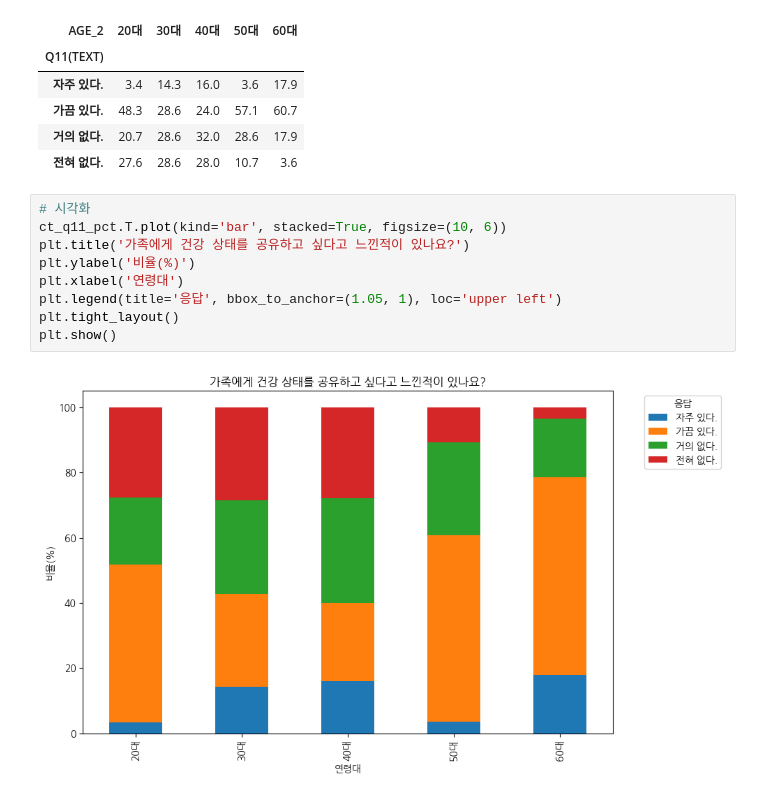
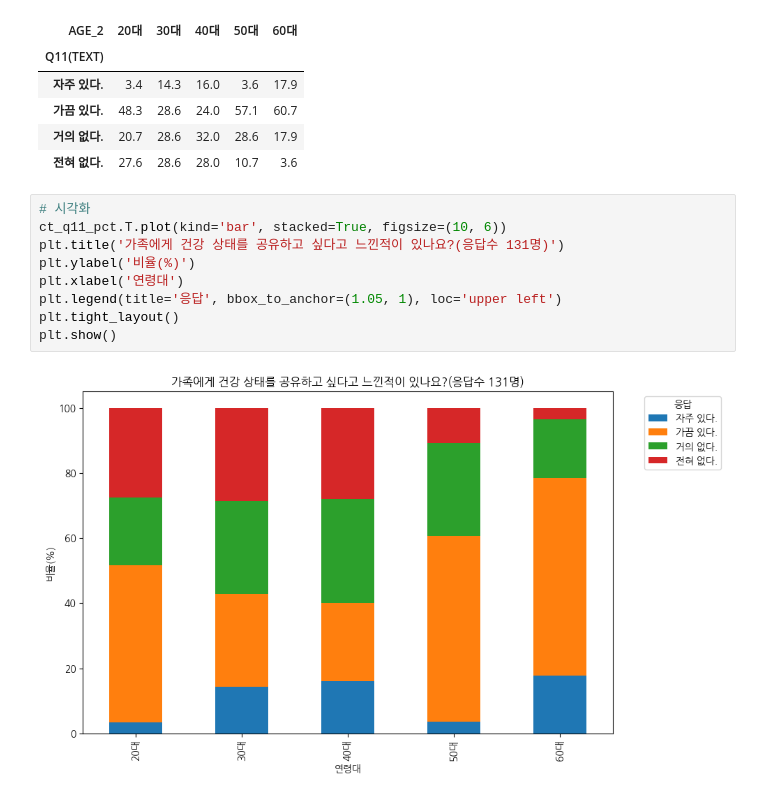
Before and after one commit to Jieunlee-svg/dataanalysis_, a Jupyter notebook: 설문조사_결과_분석_건강_정보_공유에_대한_선호도_교차분석.ipynb, the cells around one changed output. Saved outputs shown, nothing was run; the diff lists cells and outputs as text.

```diff
--- a/설문조사_결과_분석_건강_정보_공유에_대한_선호도_교차분석.ipynb
+++ b/설문조사_결과_분석_건강_정보_공유에_대한_선호도_교차분석.ipynb
@@ -126,11 +126,11 @@ display(ct_q11_pct.round(1))
 # %%
 # 시각화
 ct_q11_pct.T.plot(kind='bar', stacked=True, figsize=(10, 6))
-plt.title('가족에게 건강 상태를 공유하고 싶다고 느낀적이 있나요?')
+plt.title('가족에게 건강 상태를 공유하고 싶다고 느낀적이 있나요?(응답수 131명)')
 plt.ylabel('비율(%)')
 plt.xlabel('연령대')
 plt.legend(title='응답', bbox_to_anchor=(1.05, 1), loc='upper left')
 plt.tight_layout()
 plt.show()
 # %% [output]
-[figure, old version]
+[figure, new version]
```
Also changed, not shown: parts of 1 cell of this notebook.
